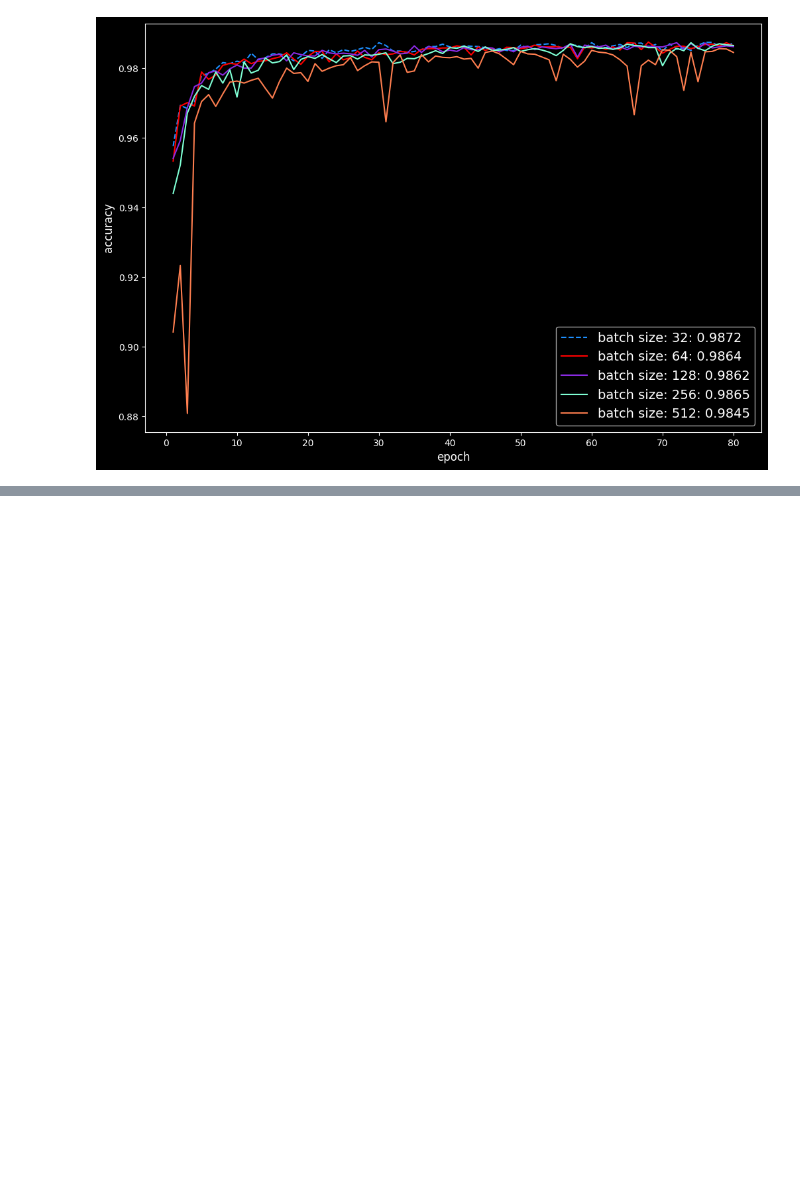
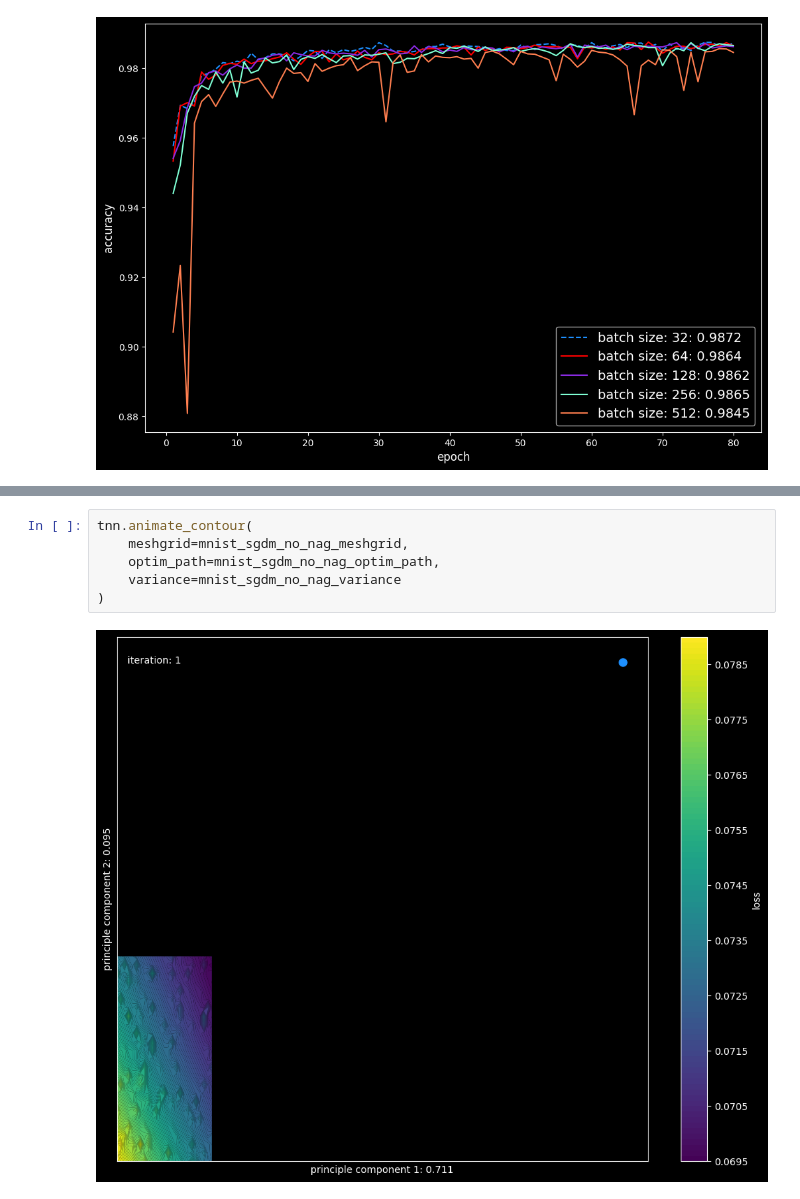
Before and after one commit to andrew-m-holmes/teaching-neural-networks, a Jupyter notebook: notebooks/mnist-plot.ipynb, the cells around one changed output, grey strips where cells are left out. Saved outputs shown, nothing was run; the diff lists cells and outputs as text; blank space fills up the shorter version.

```diff
--- a/notebooks/mnist-plot.ipynb
+++ b/notebooks/mnist-plot.ipynb
@@ -91,0 +103,8 @@ tnn.plot_metrics(metrics=mini_batch_test_accs, best_linestyle="--", use_min=Fals
+# %%
+tnn.animate_contour(
+    meshgrid=mnist_sgdm_no_nag_meshgrid,
+    optim_path=mnist_sgdm_no_nag_optim_path,
+    variance=mnist_sgdm_no_nag_variance
+)
+# %% [output]
+[figure, added]
```
Also changed, not shown: parts of 5 cells of this notebook, 6 other files.
